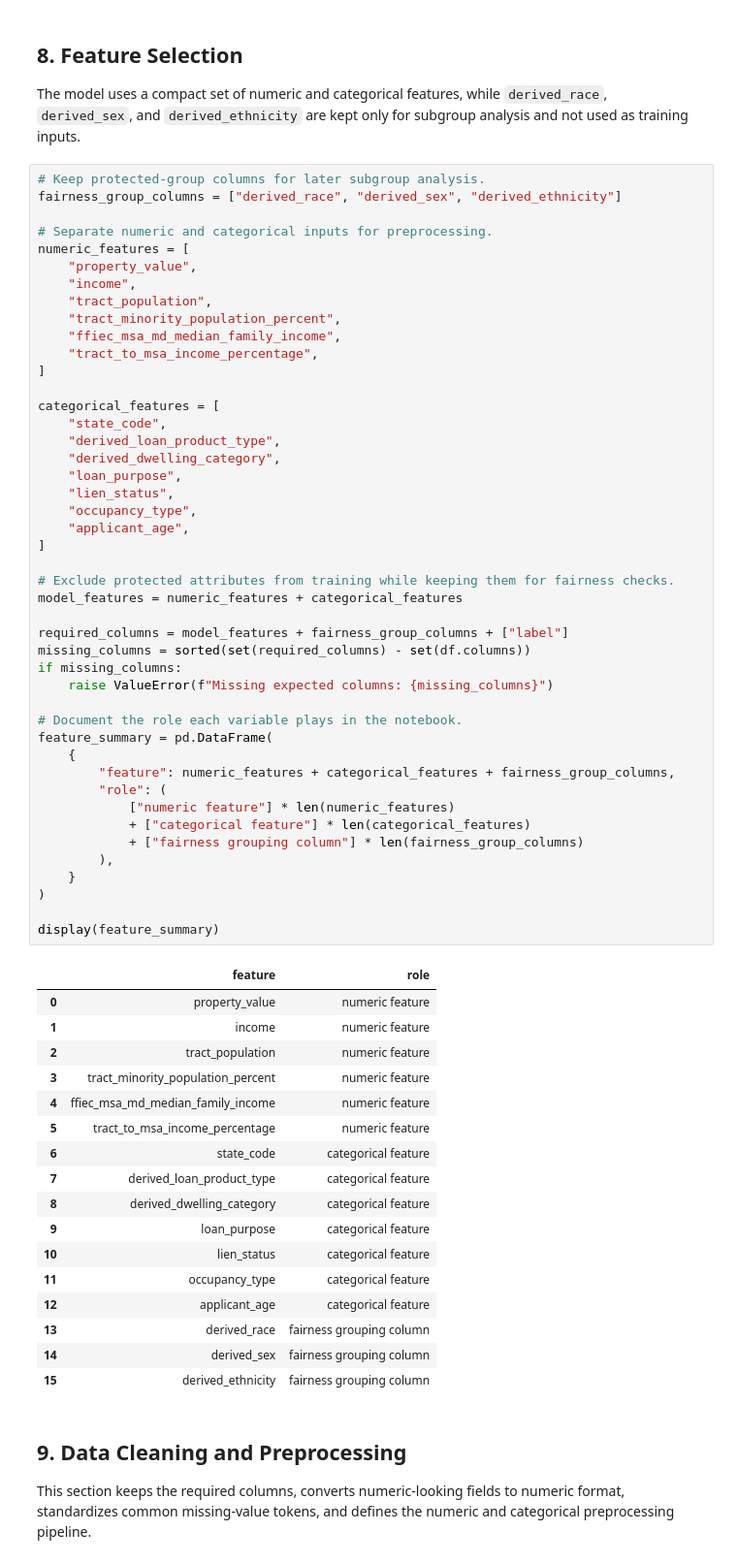
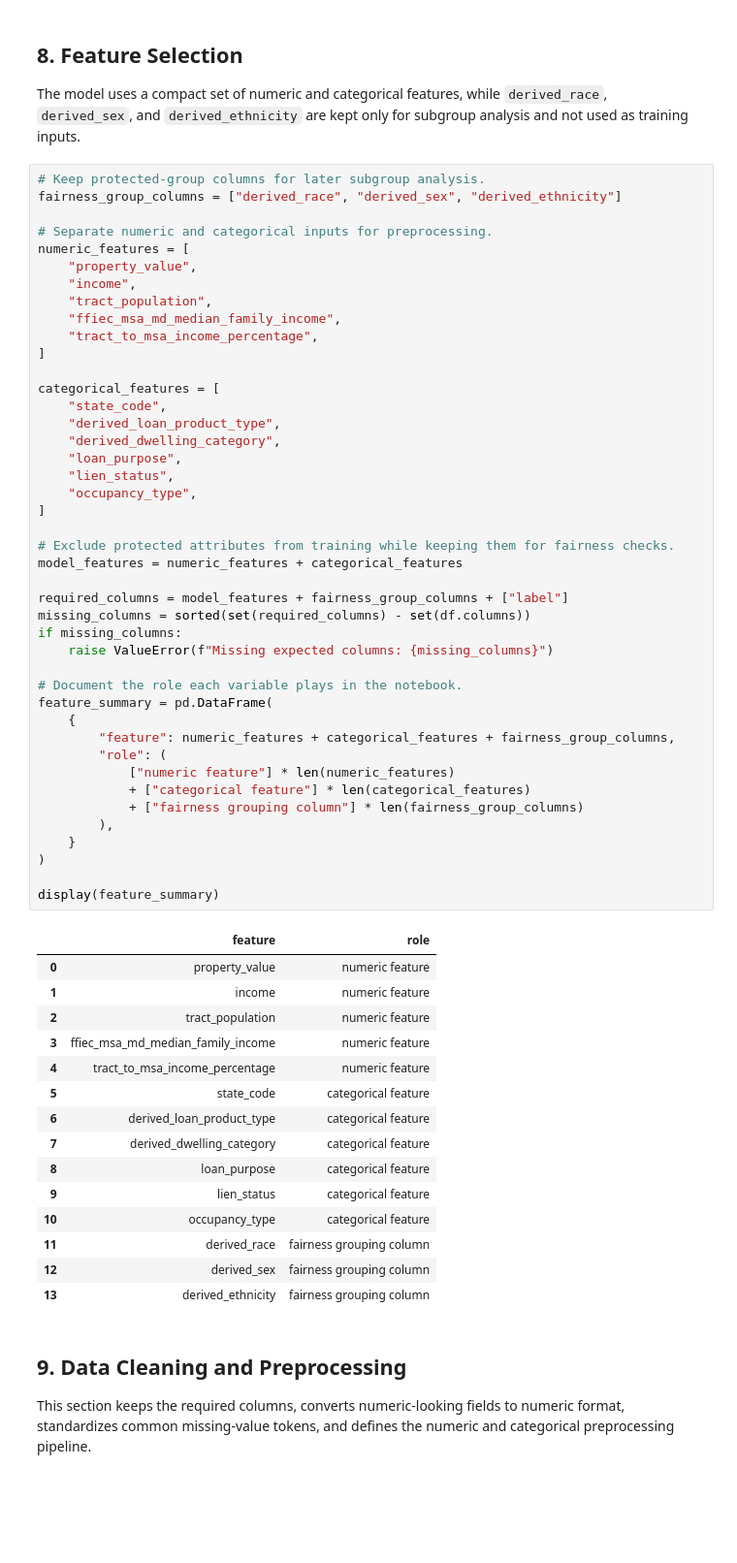
Before and after one commit to 96195hsu-create/Responsible_ML_Capstone, a Jupyter notebook: hmda_responsible_ml_capstone.ipynb, the cells around one changed output. Shown at 97% size. Cells and saved outputs as stored; diff of their text form; blank space fills up the shorter version.

```diff
--- a/hmda_responsible_ml_capstone.ipynb
+++ b/hmda_responsible_ml_capstone.ipynb
@@ -325,7 +321,6 @@ numeric_features = [
     "property_value",
     "income",
     "tract_population",
-    "tract_minority_population_percent",
     "ffiec_msa_md_median_family_income",
     "tract_to_msa_income_percentage",
 ]
@@ -337,48 +332,45 @@ categorical_features = [
     "loan_purpose",
     "lien_status",
     "occupancy_type",
-    "applicant_age",
 ]
 
 # Exclude protected attributes from training while keeping them for fairness checks.
 model_features = numeric_features + categorical_features
 
 required_columns = model_features + fairness_group_columns + ["label"]
 missing_columns = sorted(set(required_columns) - set(df.columns))
 if missing_columns:
     raise ValueError(f"Missing expected columns: {missing_columns}")
 
 # Document the role each variable plays in the notebook.
 feature_summary = pd.DataFrame(
     {
         "feature": numeric_features + categorical_features + fairness_group_columns,
         "role": (
             ["numeric feature"] * len(numeric_features)
             + ["categorical feature"] * len(categorical_features)
             + ["fairness grouping column"] * len(fairness_group_columns)
         ),
     }
 )
 
 display(feature_summary)
 # %% [output]
 |  | feature | role |
 | 0 | property_value | numeric feature |
 | 1 | income | numeric feature |
 | 2 | tract_population | numeric feature |
-| 3 | tract_minority_population_percent | numeric feature |
-| 4 | ffiec_msa_md_median_family_income | numeric feature |
-| 5 | tract_to_msa_income_percentage | numeric feature |
-| 6 | state_code | categorical feature |
-| 7 | derived_loan_product_type | categorical feature |
-| 8 | derived_dwelling_category | categorical feature |
-| 9 | loan_purpose | categorical feature |
-| 10 | lien_status | categorical feature |
-| 11 | occupancy_type | categorical feature |
-| 12 | applicant_age | categorical feature |
-| 13 | derived_race | fairness grouping column |
-| 14 | derived_sex | fairness grouping column |
-| 15 | derived_ethnicity | fairness grouping column |
+| 3 | ffiec_msa_md_median_family_income | numeric feature |
+| 4 | tract_to_msa_income_percentage | numeric feature |
+| 5 | state_code | categorical feature |
+| 6 | derived_loan_product_type | categorical feature |
+| 7 | derived_dwelling_category | categorical feature |
+| 8 | loan_purpose | categorical feature |
+| 9 | lien_status | categorical feature |
+| 10 | occupancy_type | categorical feature |
+| 11 | derived_race | fairness grouping column |
+| 12 | derived_sex | fairness grouping column |
+| 13 | derived_ethnicity | fairness grouping column |
 # %% [markdown]
 ## 9. Data Cleaning and Preprocessing
 
```
Also changed, not shown: parts of 37 cells of this notebook, 1 other file.
